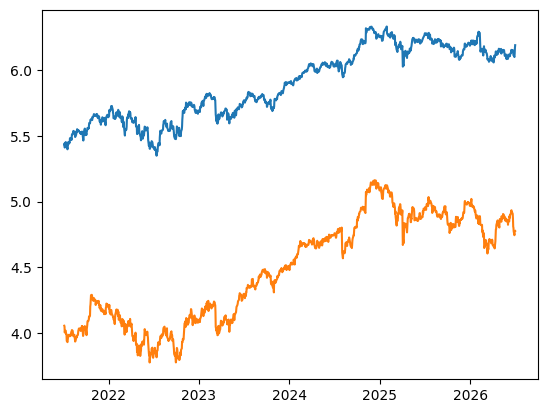
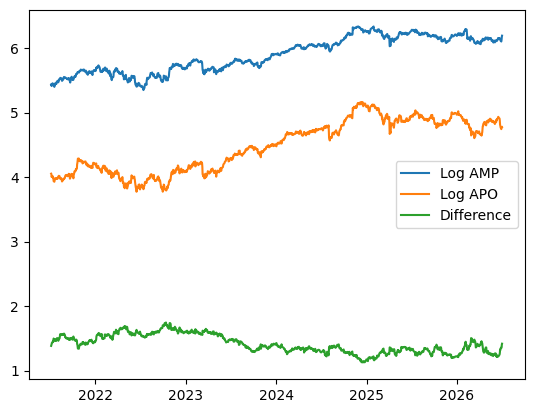
Code edit (unified diff) that turned the first committed figure into the second:
--- before
+++ after
@@ -1,7 +1,8 @@
-plt.plot(s1_log)
-plt.plot(s2_log)
+plt.plot(s1_log, label=f"Log {s1}")
+plt.plot(s2_log, label=f"Log {s2}")
+plt.plot(s1_log - s2_log, label=f"Difference")
 #plt.plot(s1_log - s2_log)
 #plt.plot(s1data['Close'])
 #plt.plot(s2data['Close'])
-plt.legend
+plt.legend()
 plt.show()

Commit: Added more visualizations